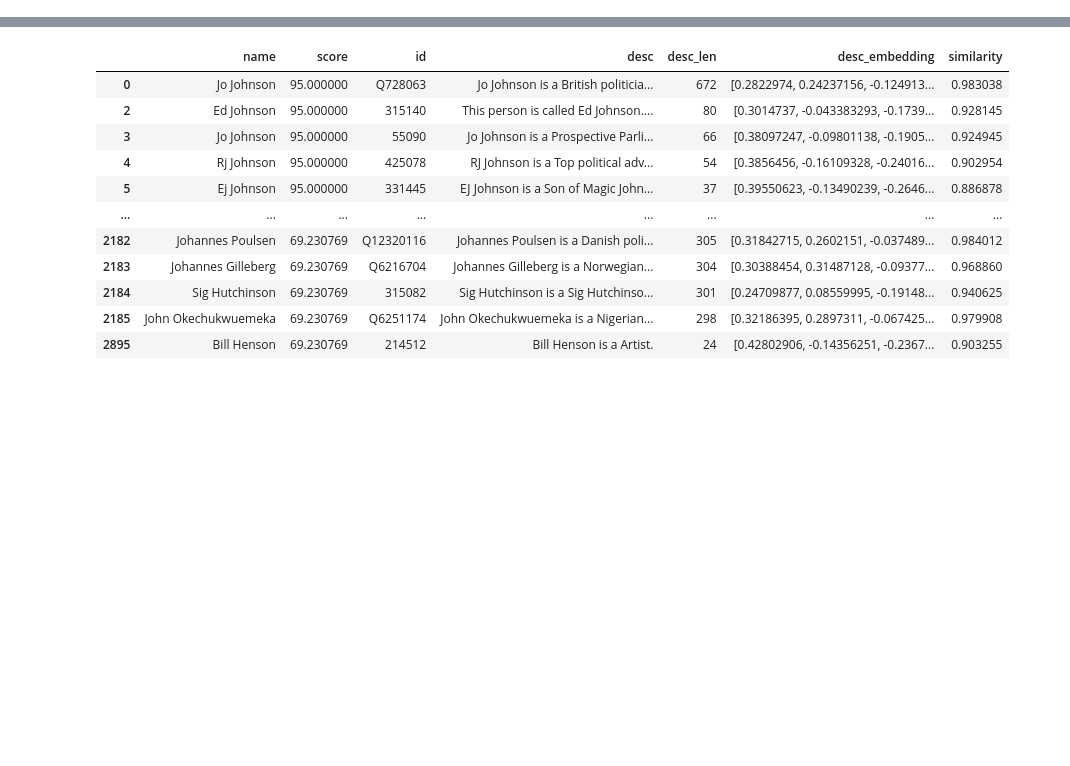
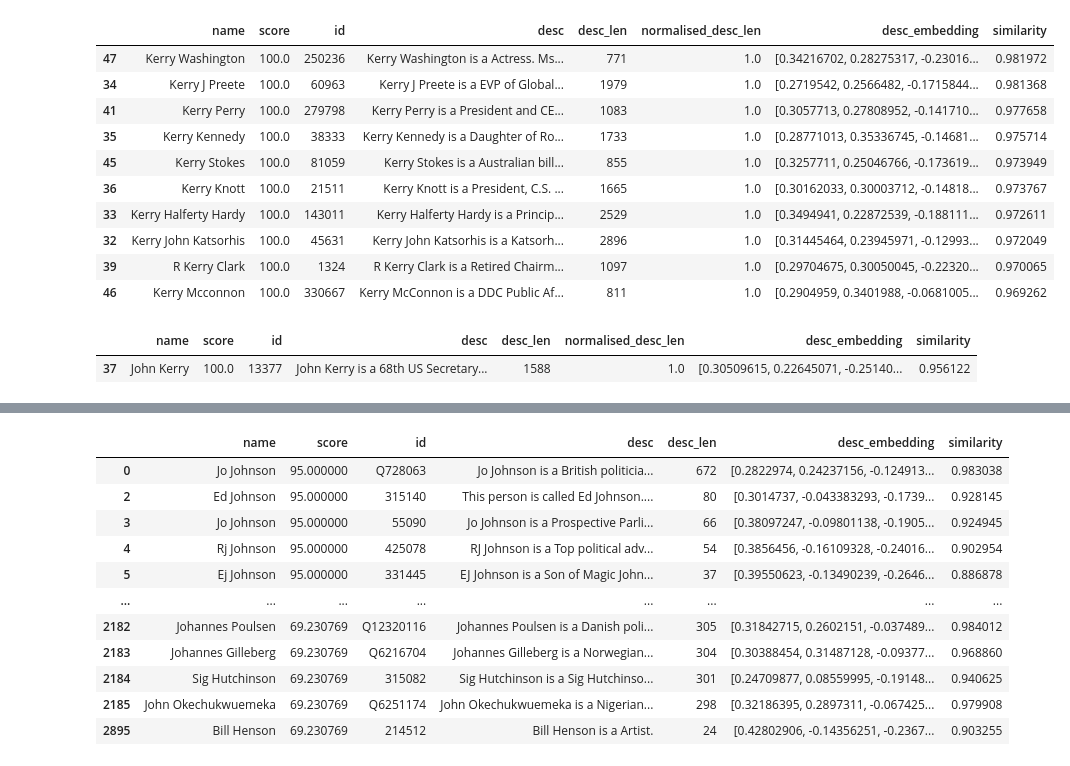
Before and after one commit to guardian/jai_2022_sandbox, a Jupyter notebook: Improve_candidate_generation.ipynb, the cells around one changed output, grey strips where cells are left out. Saved outputs shown, nothing was run; the diff lists cells and outputs as text; code cells hidden in the pictures; blank space fills up the shorter version.

```diff
--- a/Improve_candidate_generation.ipynb
+++ b/Improve_candidate_generation.ipynb
@@ -311,0 +325,19 @@ matches.head()
+# %%
+matches.sort_values(by='similarity', ascending=False).head(10)
+# %% [output]
+|  | name | score | id | desc | desc_len | normalised_desc_len | desc_embedding | similarity |
+| 47 | Kerry Washington | 100.0 | 250236 | Kerry Washington is a Actress. Ms... | 771 | 1.0 | [0.34216702, 0.28275317, -0.23016... | 0.981972 |
+| 34 | Kerry J Preete | 100.0 | 60963 | Kerry J Preete is a EVP of Global... | 1979 | 1.0 | [0.2719542, 0.2566482, -0.1715844... | 0.981368 |
+| 41 | Kerry Perry | 100.0 | 279798 | Kerry Perry is a President and CE... | 1083 | 1.0 | [0.3057713, 0.27808952, -0.141710... | 0.977658 |
+| 35 | Kerry Kennedy | 100.0 | 38333 | Kerry Kennedy is a Daughter of Ro... | 1733 | 1.0 | [0.28771013, 0.35336745, -0.14681... | 0.975714 |
+| 45 | Kerry Stokes | 100.0 | 81059 | Kerry Stokes is a Australian bill... | 855 | 1.0 | [0.3257711, 0.25046766, -0.173619... | 0.973949 |
+| 36 | Kerry Knott | 100.0 | 21511 | Kerry Knott is a President, C.S. ... | 1665 | 1.0 | [0.30162033, 0.30003712, -0.14818... | 0.973767 |
+| 33 | Kerry Halferty Hardy | 100.0 | 143011 | Kerry Halferty Hardy is a Princip... | 2529 | 1.0 | [0.3494941, 0.22872539, -0.188111... | 0.972611 |
+| 32 | Kerry John Katsorhis | 100.0 | 45631 | Kerry John Katsorhis is a Katsorh... | 2896 | 1.0 | [0.31445464, 0.23945971, -0.12993... | 0.972049 |
+| 39 | R Kerry Clark | 100.0 | 1324 | R Kerry Clark is a Retired Chairm... | 1097 | 1.0 | [0.29704675, 0.30050045, -0.22320... | 0.970065 |
+| 46 | Kerry Mcconnon | 100.0 | 330667 | Kerry McConnon is a DDC Public Af... | 811 | 1.0 | [0.2904959, 0.3401988, -0.0681005... | 0.969262 |
+# %%
+matches[matches['name']==person_of_interest]
+# %% [output]
+|  | name | score | id | desc | desc_len | normalised_desc_len | desc_embedding | similarity |
+| 37 | John Kerry | 100.0 | 13377 | John Kerry is a 68th US Secretary... | 1588 | 1.0 | [0.30509615, 0.22645071, -0.25140... | 0.956122 |
```
Also changed, not shown: parts of 64 cells of this notebook, 5 other files.
